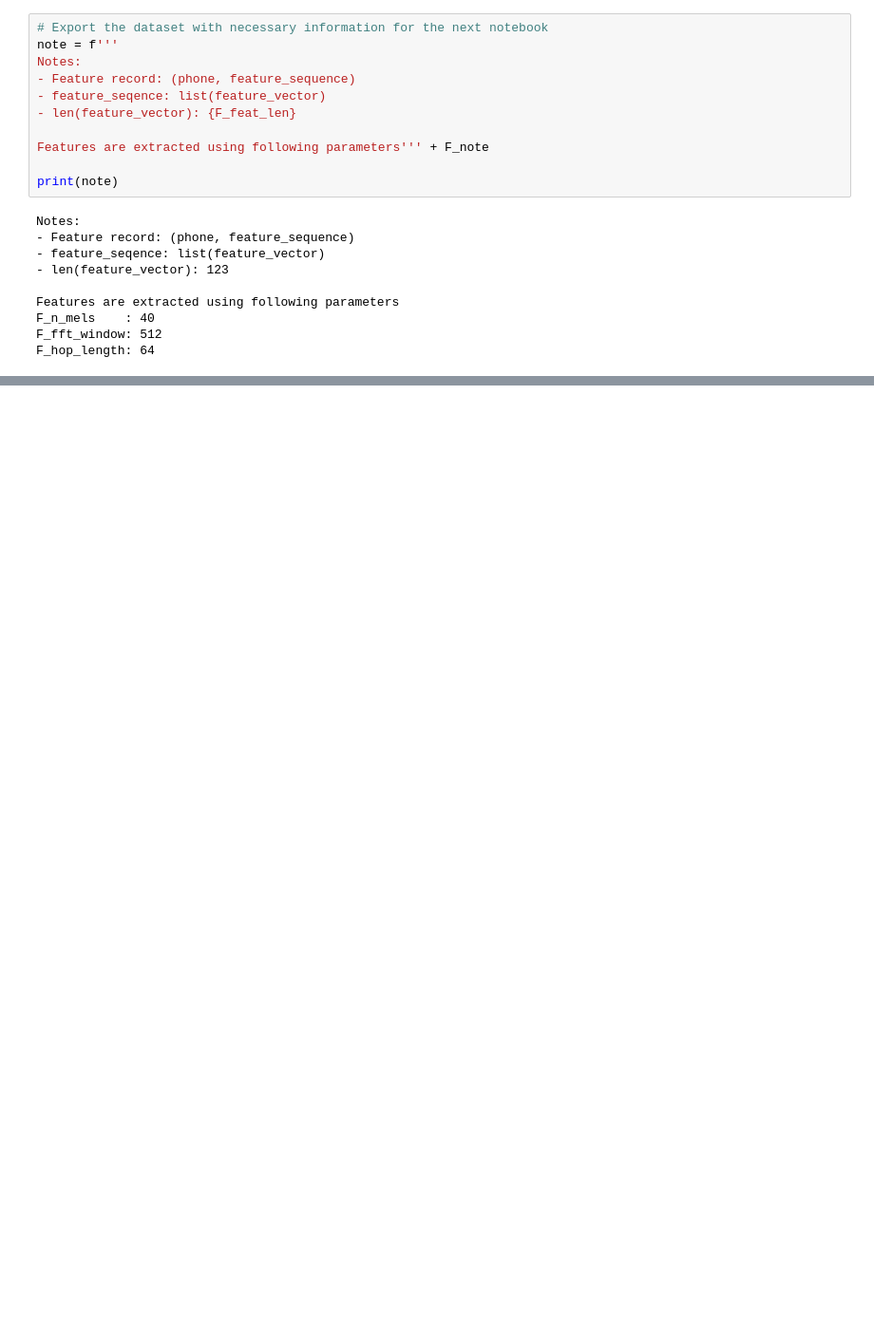
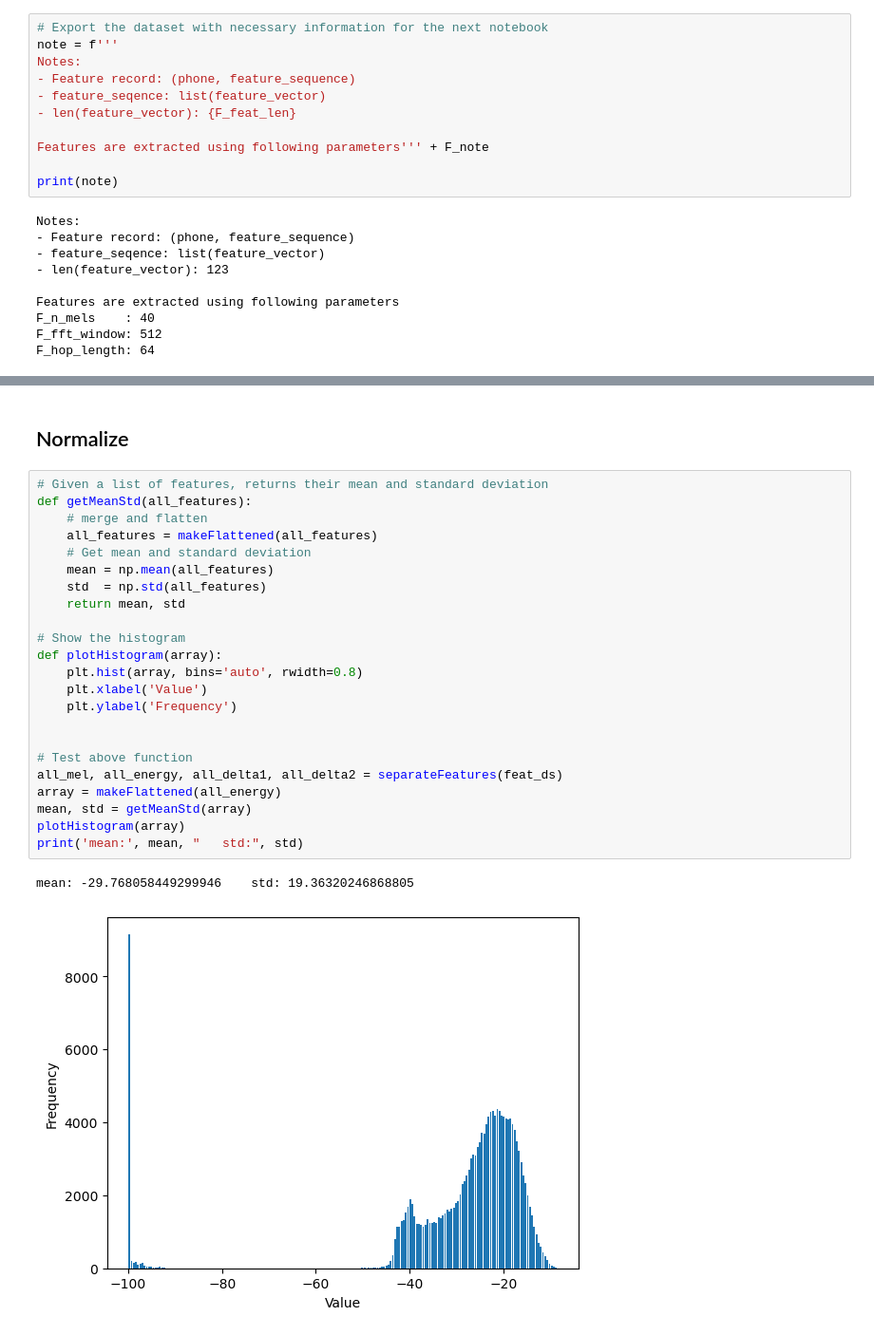
Before and after one commit to Arafat-Kabir/SPAR-Benchmarks, a Jupyter notebook: Arafat_WS/LSTM-250/Feature-Extraction-02.ipynb, the cells around one changed output, grey strips where cells are left out. Shown: that part at 95% size. Drawn from its saved outputs; the diff is of its cells as text; blank space fills up the shorter version.

```diff
--- a/Arafat_WS/LSTM-250/Feature-Extraction-02.ipynb
+++ b/Arafat_WS/LSTM-250/Feature-Extraction-02.ipynb
@@ -491,0 +653,28 @@ F_hop_length: 64
+# %% [markdown]
+## Normalize
+# %%
+# Given a list of features, returns their mean and standard deviation
+def getMeanStd(all_features):
+    # merge and flatten
+    all_features = makeFlattened(all_features)
+    # Get mean and standard deviation
+    mean = np.mean(all_features)
+    std  = np.std(all_features)
+    return mean, std
+
+# Show the histogram
+def plotHistogram(array):
+    plt.hist(array, bins='auto', rwidth=0.8)
+    plt.xlabel('Value')
+    plt.ylabel('Frequency')
+
+
+# Test above function
+all_mel, all_energy, all_delta1, all_delta2 = separateFeatures(feat_ds)
+array = makeFlattened(all_energy)
+mean, std = getMeanStd(array)
+plotHistogram(array)
+print('mean:', mean, "   std:", std)
+# %% [output]
+mean: -29.768058449299946    std: 19.36320246868805
+[figure, added]
```
Also changed, not shown: parts of 21 cells of this notebook.
